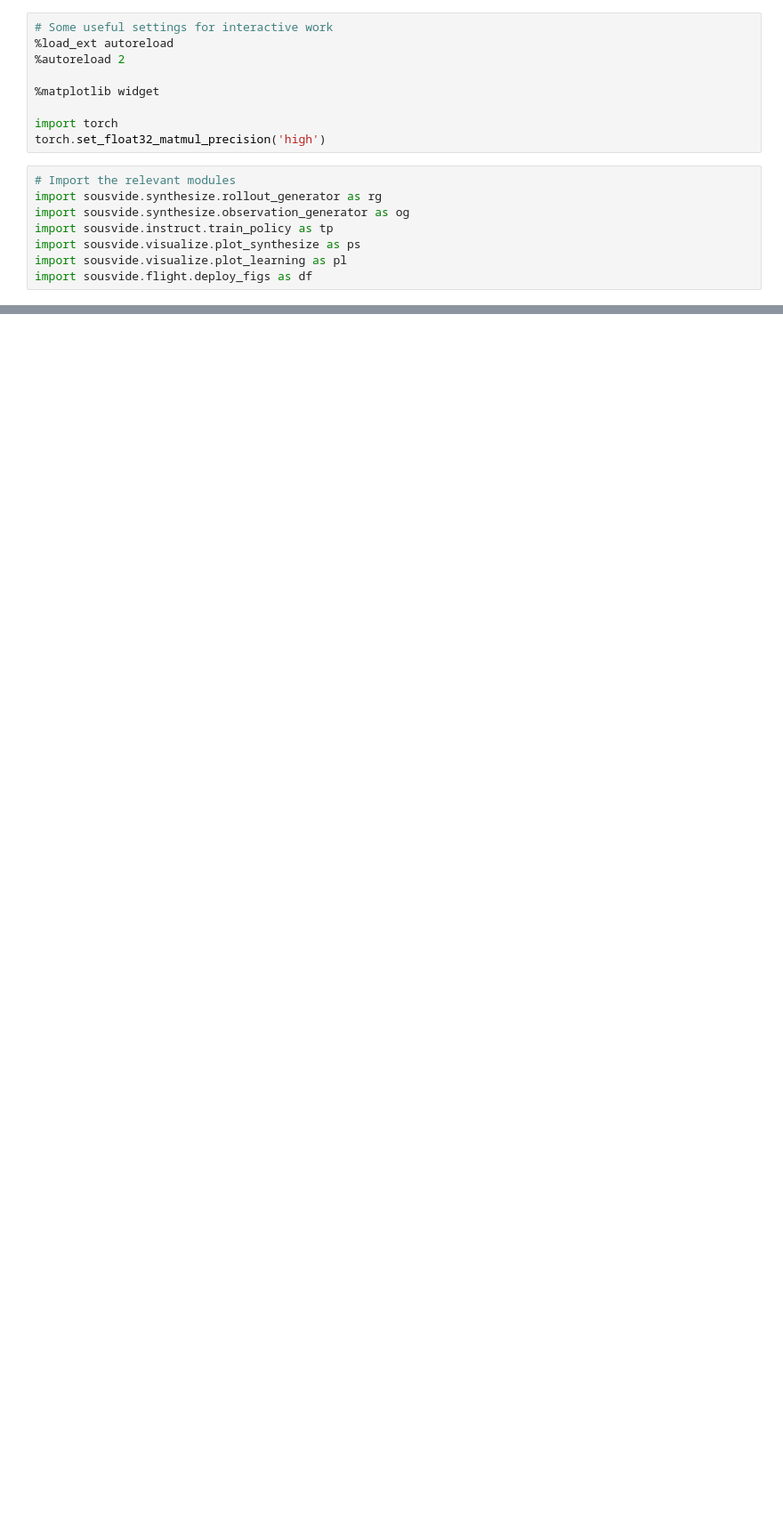
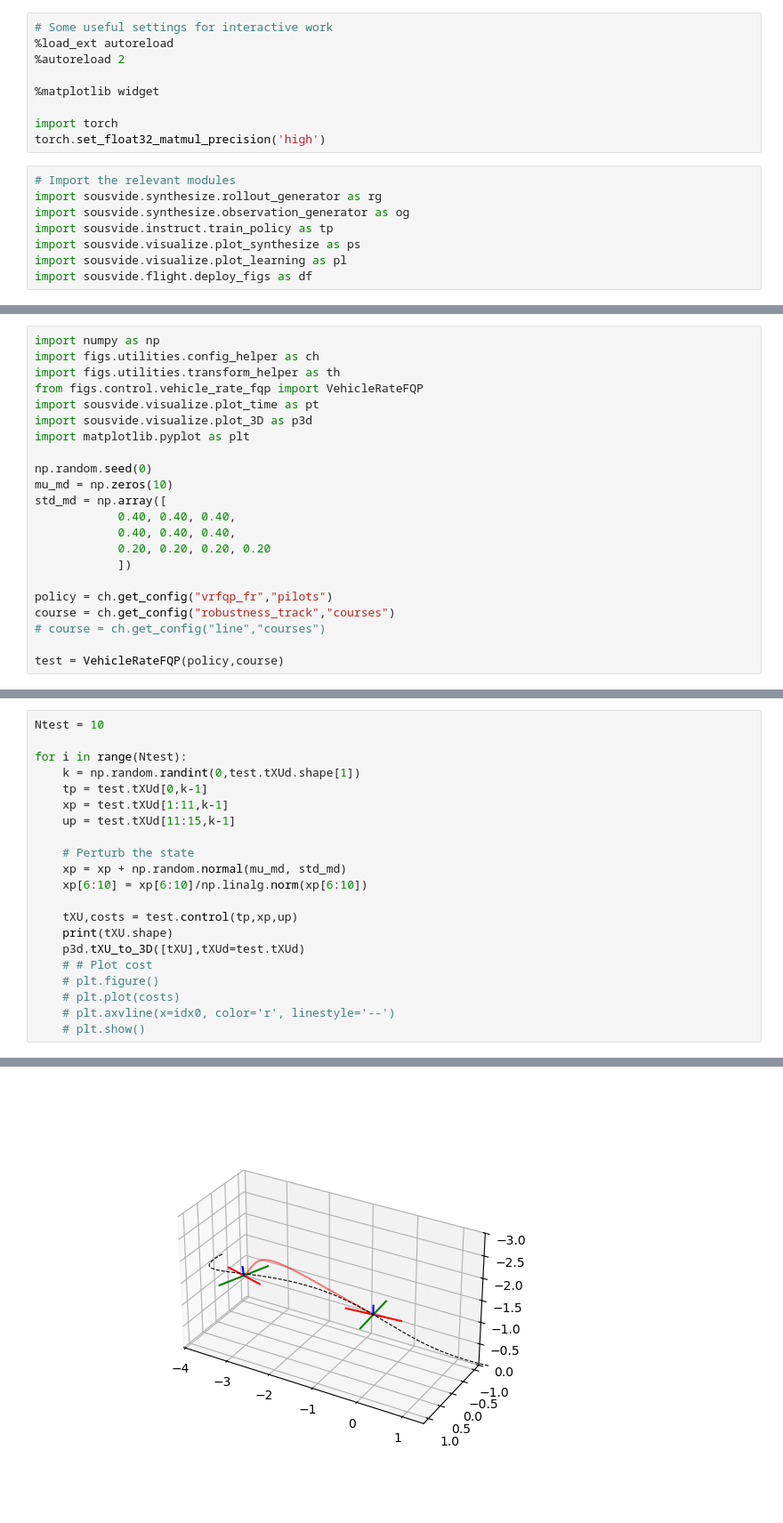
Before and after one commit to denisfliu/SousVide, a Jupyter notebook: notebooks/vit_transformers.ipynb, the cells around one changed output, grey strips where cells are left out. Shown at 89% size. Cells and saved outputs as stored; diff of their text form; blank space fills up the shorter version.

Commit message:
Save before implementing time dial.

```diff
--- a/notebooks/vit_transformers.ipynb
+++ b/notebooks/vit_transformers.ipynb
@@ -162,0 +18,22 @@ Cost: [226915.56201867]
+# %%
+import numpy as np
+import figs.utilities.config_helper as ch
+import figs.utilities.transform_helper as th
+from figs.control.vehicle_rate_fqp import VehicleRateFQP
+import sousvide.visualize.plot_time as pt
+import sousvide.visualize.plot_3D as p3d
+import matplotlib.pyplot as plt
+
+np.random.seed(0)
+mu_md = np.zeros(10)
+std_md = np.array([
+            0.40, 0.40, 0.40,
+            0.40, 0.40, 0.40,
+            0.20, 0.20, 0.20, 0.20
+            ])
+
+policy = ch.get_config("vrfqp_fr","pilots")
+course = ch.get_config("robustness_track","courses")
+# course = ch.get_config("line","courses")
+
+test = VehicleRateFQP(policy,course)
@@ -162,0 +43,22 @@ Cost: [226915.56201867]
+# %%
+Ntest = 10
+
+for i in range(Ntest):
+    k = np.random.randint(0,test.tXUd.shape[1])
+    tp = test.tXUd[0,k-1]
+    xp = test.tXUd[1:11,k-1]
+    up = test.tXUd[11:15,k-1]
+
+    # Perturb the state
+    xp = xp + np.random.normal(mu_md, std_md)
+    xp[6:10] = xp[6:10]/np.linalg.norm(xp[6:10])
+
+    tXU,costs = test.control(tp,xp,up)
+    print(tXU.shape)
+    p3d.tXU_to_3D([tXU],tXUd=test.tXUd)
+    # # Plot cost
+    # plt.figure()
+    # plt.plot(costs)
+    # plt.axvline(x=idx0, color='r', linestyle='--')
+    # plt.show()
+# %% [output]
@@ -162,0 +66 @@ Cost: [226915.56201867]
+[figure, added]
```
Also changed, not shown: parts of 6 cells of this notebook, 7 other files.
